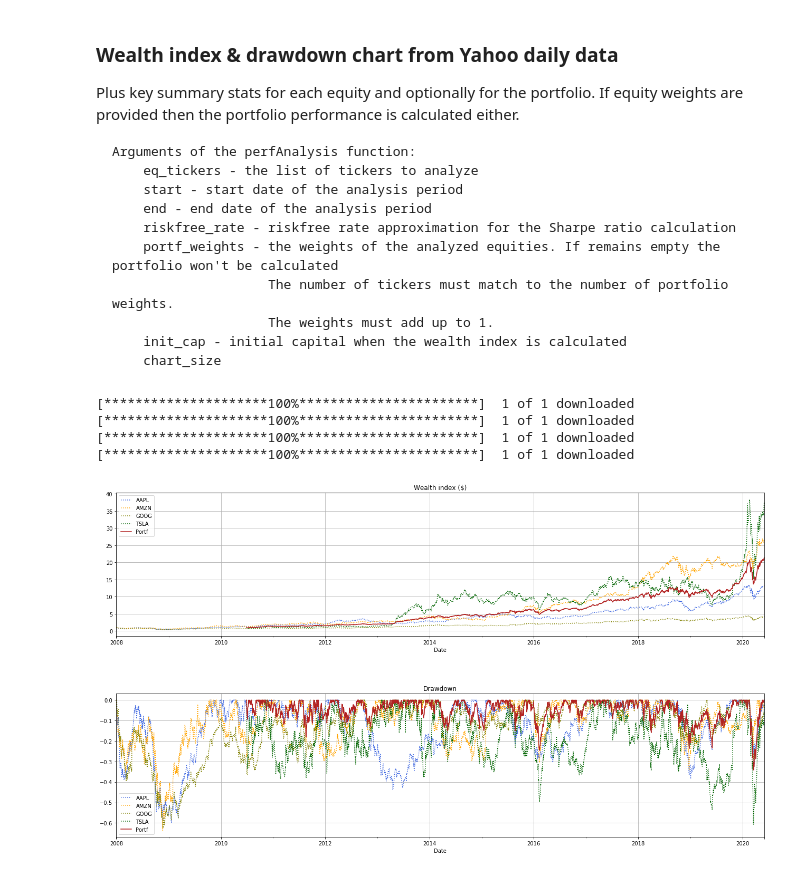
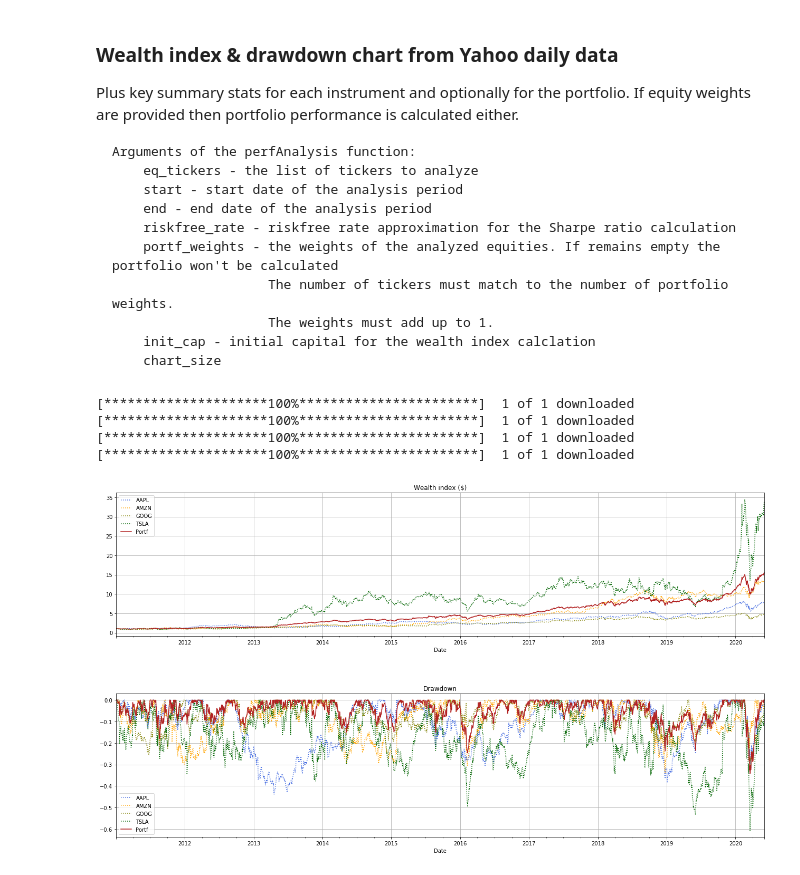
Before and after one commit to szollosyg/basic-portfolio-performance-analysis, a Jupyter notebook: PerformanceAnalysisSample.ipynb, the cells around one changed output. Drawn from its saved outputs; the diff is of its cells as text; code cells hidden in the pictures.

```diff
--- a/PerformanceAnalysisSample.ipynb
+++ b/PerformanceAnalysisSample.ipynb
@@ -1,6 +1,6 @@
 # %% [markdown]
 ### Wealth index & drawdown chart from Yahoo daily data
-Plus key summary stats for each equity and optionally for the portfolio. If equity weights are provided then the portfolio performance is calculated either.
+Plus key summary stats for each instrument and optionally for the portfolio. If equity weights are provided then portfolio performance is calculated either.
 
 
     Arguments of the perfAnalysis function:
@@ -11,7 +11,7 @@ Plus key summary stats for each equity and optionally for the portfolio. If equi
         portf_weights - the weights of the analyzed equities. If remains empty the portfolio won't be calculated
                         The number of tickers must match to the number of portfolio weights.
                         The weights must add up to 1.
-        init_cap - initial capital when the wealth index is calculated
+        init_cap - initial capital for the wealth index calclation
         chart_size
 # %%
 from datetime import date
@@ -22,13 +22,13 @@ import perf_analysis as pa
 # %%
 pa.perfAnalysis(['AAPL', 'AMZN', 'GOOG', 'TSLA'],
                 portf_weights=[0.25,0.25,0.25,0.25],
-                start=date(2008,1,1), end=date.today(),
+                start=date(2011,1,4), end=date.today(),
                 riskfree_rate=0,  init_cap=1,
                 chart_size=(22,12))
 # %% [output]
 [*********************100%***********************]  1 of 1 downloaded
 [*********************100%***********************]  1 of 1 downloaded
 [*********************100%***********************]  1 of 1 downloaded
 [*********************100%***********************]  1 of 1 downloaded
-[figure, old version]
+[figure, new version]
 |  | Cumulative return($) | Annualized return | Annualized volatility | Annualized Sharpe ratio | Max drawdown |
```
Also changed, not shown: parts of 1 cell of this notebook.
